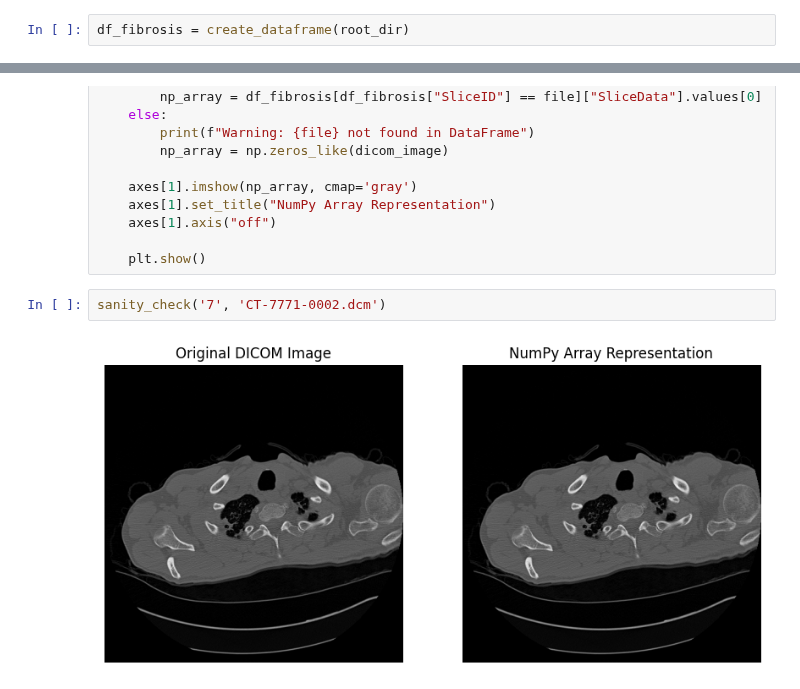
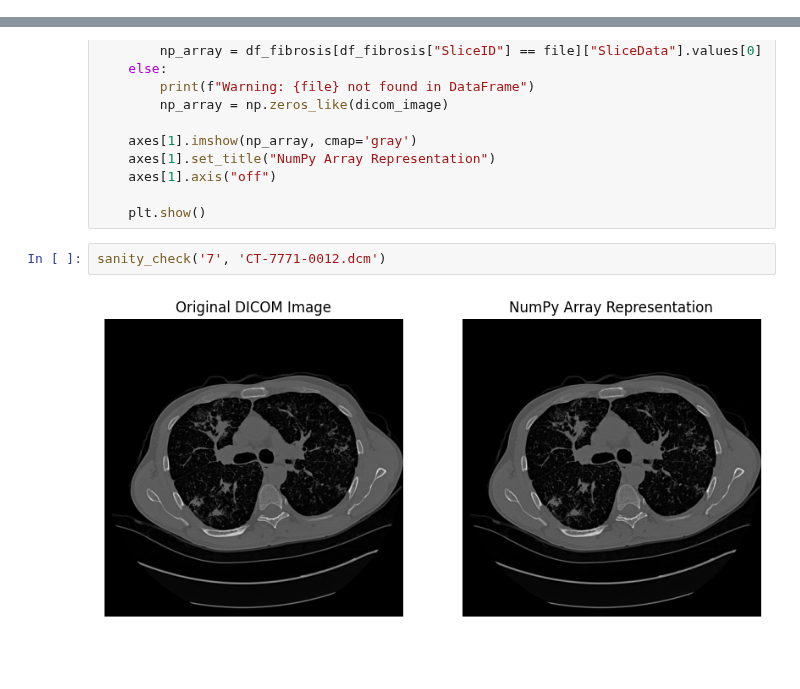
Before and after one commit to rafael-andre1/AI-for-Interstitial-Lung-Disease-Classification, a Jupyter notebook: createDataframe/readDicom.ipynb, the cells around one changed output, grey strips where cells are left out. Saved outputs shown, nothing was run; the diff lists cells and outputs as text; blank space fills up the shorter version.

```diff
--- a/createDataframe/readDicom.ipynb
+++ b/createDataframe/readDicom.ipynb
@@ -172,5 +172,3 @@ def create_dataframe(base_path):
     return df
 # %% [markdown]
 ## Running dataframe creation
-# %%
-df_fibrosis = create_dataframe(root_dir)
@@ -255,6 +260,6 @@ def sanity_check(folder, file):
 
     plt.show()
 # %%
-sanity_check('7', 'CT-7771-0002.dcm')
+sanity_check('7', 'CT-7771-0012.dcm')
 # %% [output]
-[figure, old version]
+[figure, new version]
```
Also changed, not shown: parts of 4 cells of this notebook, 4 other files.
